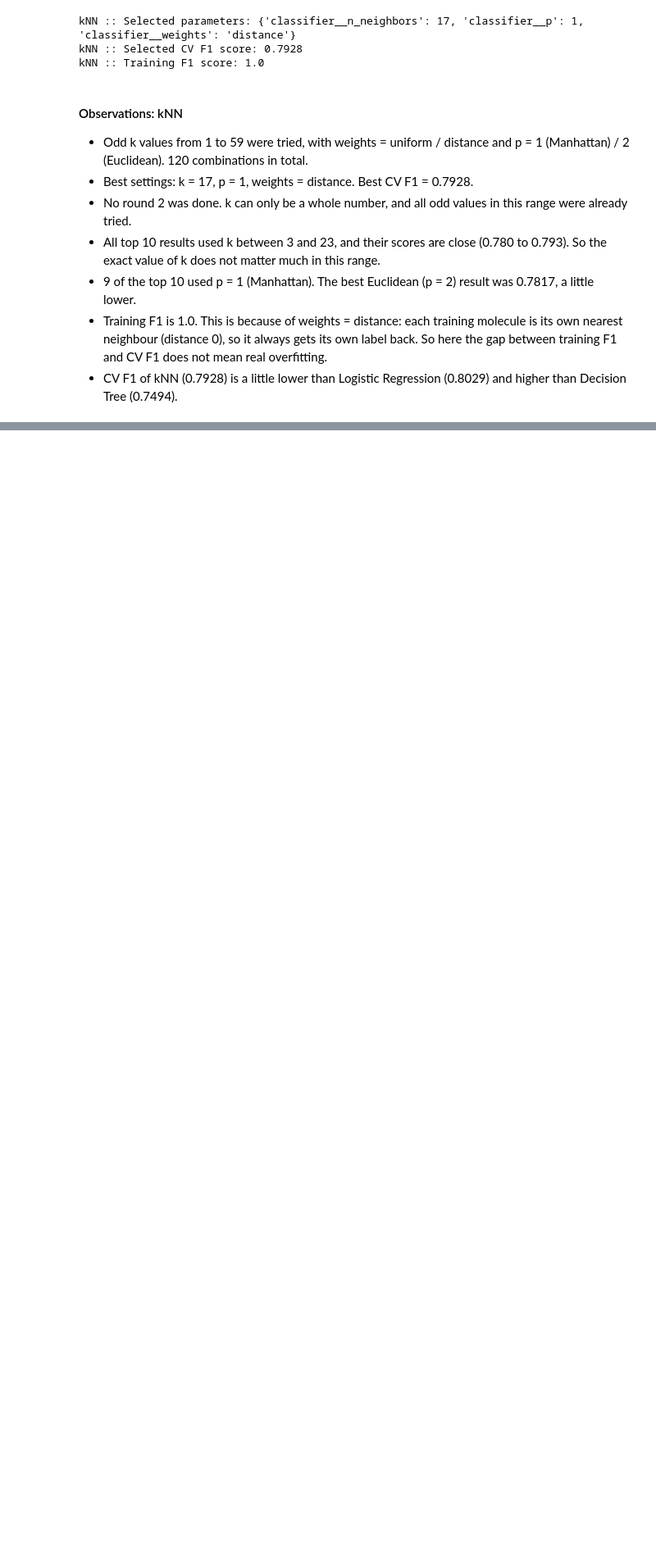
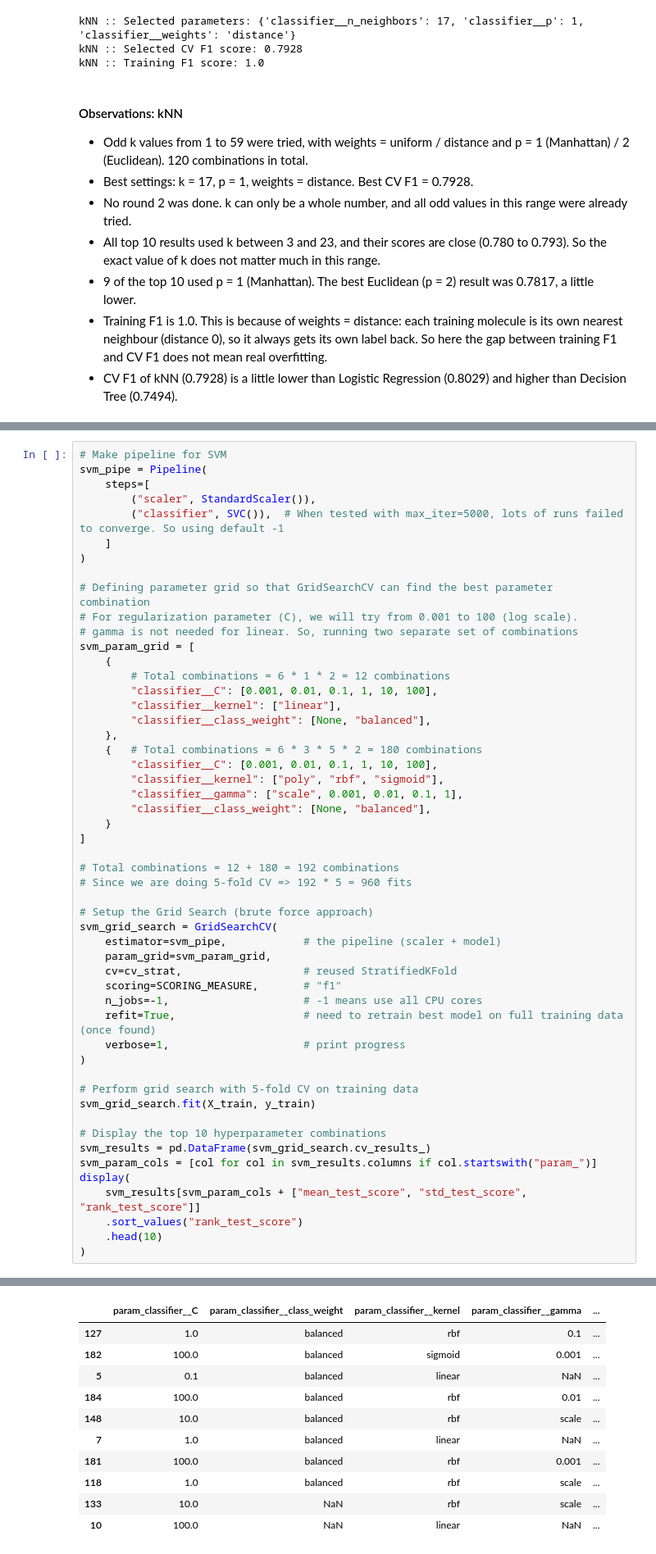
Before and after one commit to MadhurBhaiya-BITS/qsar-biodegradation-classifier, a Jupyter notebook: qsar_classifier.ipynb, the cells around one changed output, grey strips where cells are left out. Shown at 82% size. Cells and saved outputs as stored; diff of their text form; blank space fills up the shorter version.

Commit message:
Implement SVM - best model so far with F1 = 0.82; fine tuned gamma = 0.04; kernel = rbf; C (regularization parameter) = 3

```diff
--- a/qsar_classifier.ipynb
+++ b/qsar_classifier.ipynb
@@ -798,0 +803,53 @@ kNN :: Training F1 score: 1.0
+# %%
+# Make pipeline for SVM
+svm_pipe = Pipeline(
+    steps=[
+        ("scaler", StandardScaler()),
+        ("classifier", SVC()),  # When tested with max_iter=5000, lots of runs failed to converge. So using default -1
+    ]
+)
+
+# Defining parameter grid so that GridSearchCV can find the best parameter combination
+# For regularization parameter (C), we will try from 0.001 to 100 (log scale).
+# gamma is not needed for linear. So, running two separate set of combinations
+svm_param_grid = [
+    {
+        # Total combinations = 6 * 1 * 2 = 12 combinations
+        "classifier__C": [0.001, 0.01, 0.1, 1, 10, 100],
+        "classifier__kernel": ["linear"],
+        "classifier__class_weight": [None, "balanced"],
+    },
+    {   # Total combinations = 6 * 3 * 5 * 2 = 180 combinations
+        "classifier__C": [0.001, 0.01, 0.1, 1, 10, 100],
+        "classifier__kernel": ["poly", "rbf", "sigmoid"],
+        "classifier__gamma": ["scale", 0.001, 0.01, 0.1, 1],
+        "classifier__class_weight": [None, "balanced"],
+    }
+]
+
+# Total combinations = 12 + 180 = 192 combinations
+# Since we are doing 5-fold CV => 192 * 5 = 960 fits
+
+# Setup the Grid Search (brute force approach)
+svm_grid_search = GridSearchCV(
+    estimator=svm_pipe,            # the pipeline (scaler + model)
+    param_grid=svm_param_grid,
+    cv=cv_strat,                   # reused StratifiedKFold
+    scoring=SCORING_MEASURE,       # "f1"
+    n_jobs=-1,                     # -1 means use all CPU cores
+    refit=True,                    # need to retrain best model on full training data (once found)
+    verbose=1,                     # print progress
+)
+
+# Perform grid search with 5-fold CV on training data
+svm_grid_search.fit(X_train, y_train)
+
+# Display the top 10 hyperparameter combinations
+svm_results = pd.DataFrame(svm_grid_search.cv_results_)
+svm_param_cols = [col for col in svm_results.columns if col.startswith("param_")]
+display(
+    svm_results[svm_param_cols + ["mean_test_score", "std_test_score", "rank_test_score"]]
+    .sort_values("rank_test_score")
+    .head(10)
+)
+# %% [output]
@@ -798,0 +857,11 @@ kNN :: Training F1 score: 1.0
+|  | param_classifier__C | param_classifier__class_weight | param_classifier__kernel | param_classifier__gamma | ... |
+| 127 | 1.0 | balanced | rbf | 0.1 | ... |
+| 182 | 100.0 | balanced | sigmoid | 0.001 | ... |
+| 5 | 0.1 | balanced | linear | NaN | ... |
+| 184 | 100.0 | balanced | rbf | 0.01 | ... |
+| 148 | 10.0 | balanced | rbf | scale | ... |
+| 7 | 1.0 | balanced | linear | NaN | ... |
+| 181 | 100.0 | balanced | rbf | 0.001 | ... |
+| 118 | 1.0 | balanced | rbf | scale | ... |
+| 133 | 10.0 | NaN | rbf | scale | ... |
+| 10 | 100.0 | NaN | linear | NaN | ... |
```
Also changed, not shown: parts of 5 cells of this notebook.
